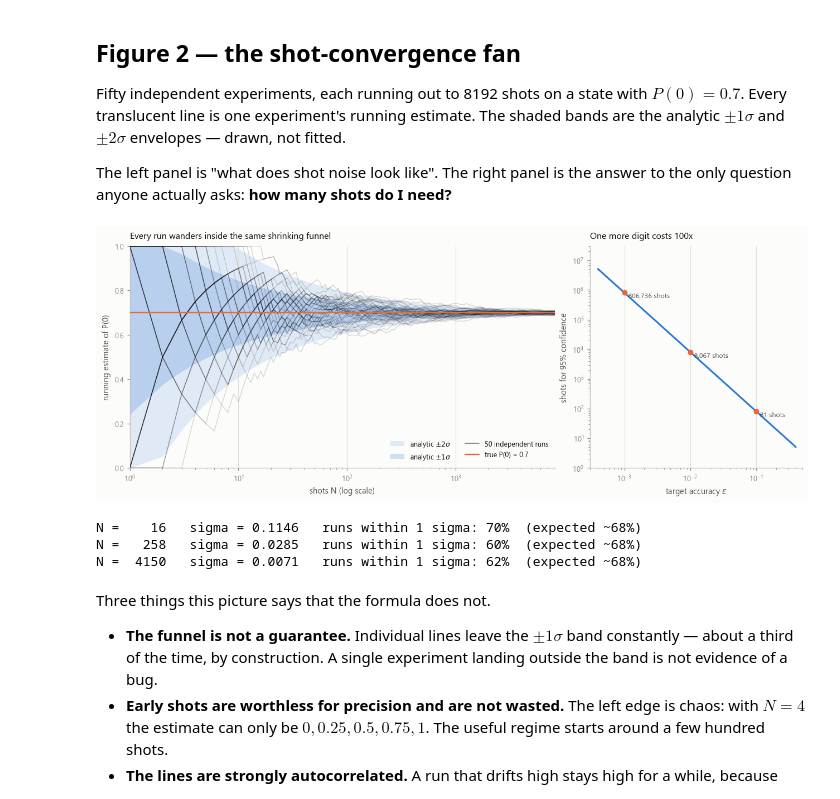
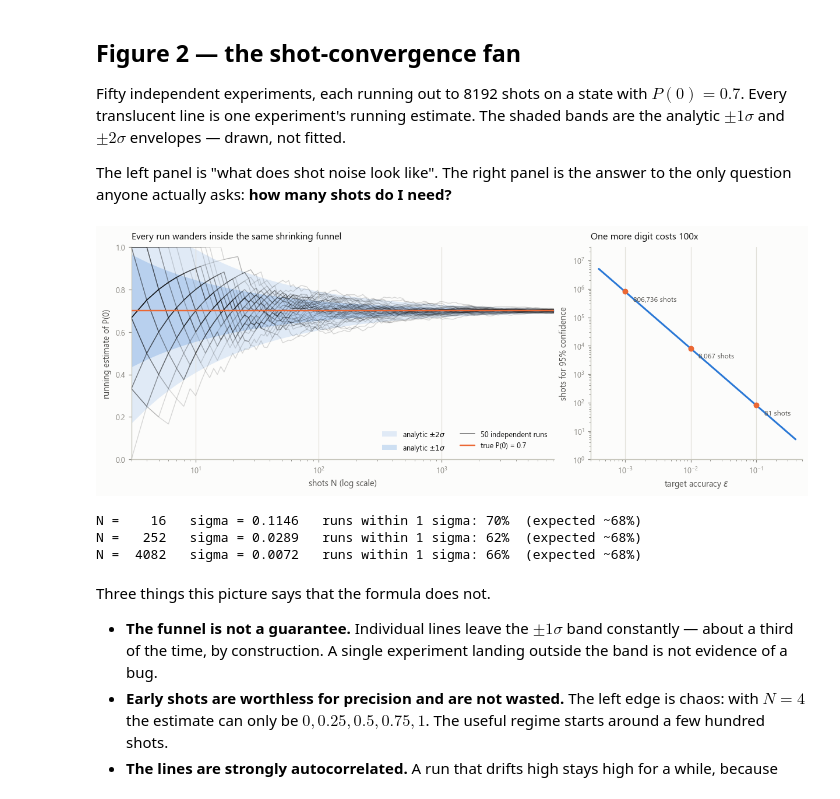
Before and after one commit to thompgt/quantum-under-the-hood, a Jupyter notebook: notebooks/A04_Measurement.ipynb, the cells around one changed output. Cells and saved outputs as stored; diff of their text form; code cells hidden in the pictures.

```diff
--- a/notebooks/A04_Measurement.ipynb
+++ b/notebooks/A04_Measurement.ipynb
@@ -222,12 +222,13 @@ running = np.cumsum(hit_zero, axis=1) / np.arange(1, N_MAX + 1)
 
 # Log-spaced sample points: 50 x 8192 plotted in full is 400k vertices for no
 # extra information, and the PNG budget is 500 KB.
-ticks = np.unique(np.round(np.logspace(0, np.log10(N_MAX), 160)).astype(int))
+ticks = np.unique(np.round(np.logspace(np.log10(3), np.log10(N_MAX),
+                                       160)).astype(int))
 curves = running[:, ticks - 1]
 
 sigma = np.sqrt(P_TRUE * (1 - P_TRUE) / ticks)
 
-fig = plt.figure(figsize=(11.5, 4.4))
+fig = plt.figure(figsize=(11.0, 4.1))
 gs = fig.add_gridspec(1, 3)
 axf = fig.add_subplot(gs[0, :2])
 axn = fig.add_subplot(gs[0, 2])
@@ -247,44 +248,45 @@ axf.axhline(P_TRUE, color=style.ORANGE, lw=1.6, zorder=4,
             label=f"true P(0) = {P_TRUE}")
 
 axf.set_xscale("log")
-axf.set_xlim(1, N_MAX)
+axf.set_xlim(3, N_MAX)
 axf.set_ylim(0, 1)
 axf.set_xlabel("shots N (log scale)")
 axf.set_ylabel("running estimate of P(0)")
 axf.set_title("Every run wanders inside the same shrinking funnel",
               loc="left", fontsize=10.5)
 axf.legend(loc="lower right", fontsize=8.2, ncols=2)
 axf.grid(axis="both")
 
 eps = np.logspace(-3.4, -0.4, 200)
 n_needed = 1.96 ** 2 * P_TRUE * (1 - P_TRUE) / eps ** 2
 axn.plot(eps, n_needed, color=style.BLUE, lw=2.0, zorder=3)
 for e in (0.1, 0.01, 0.001):
     n = 1.96 ** 2 * P_TRUE * (1 - P_TRUE) / e ** 2
     axn.plot([e], [n], marker="o", ms=5.5, color=style.ORANGE, zorder=4)
-    axn.annotate(f"  {n:,.0f} shots", (e, n), fontsize=8, color=style.INK_2,
-                 ha="left", va="top")
+    axn.annotate(f"{n:,.0f} shots", (e, n), textcoords="offset points",
+                 xytext=(9, -9), fontsize=8, color=style.INK_2,
+                 ha="left", va="center")
 axn.set_xscale("log")
 axn.set_yscale("log")
 axn.set_xlim(3e-4, 0.5)
 axn.set_ylim(1, 3e7)
 axn.set_xlabel(r"target accuracy $\varepsilon$")
 axn.set_ylabel("shots for 95% confidence")
 axn.set_title("One more digit costs 100x", loc="left", fontsize=10.5)
 axn.grid(axis="both")
 
 plt.show()
 
 for N in (16, 256, 4096):
     j = int(np.argmin(np.abs(ticks - N)))
     inside = np.mean(np.abs(curves[:, j] - P_TRUE) <= sigma[j])
     print(f"N = {ticks[j]:5d}   sigma = {sigma[j]:.4f}   "
           f"runs within 1 sigma: {inside*100:.0f}%  (expected ~68%)")
 # %% [output]
-[figure, old version]
+[figure, new version]
 N =    16   sigma = 0.1146   runs within 1 sigma: 70%  (expected ~68%)
-N =   258   sigma = 0.0285   runs within 1 sigma: 60%  (expected ~68%)
-N =  4150   sigma = 0.0071   runs within 1 sigma: 62%  (expected ~68%)
+N =   252   sigma = 0.0289   runs within 1 sigma: 62%  (expected ~68%)
+N =  4082   sigma = 0.0072   runs within 1 sigma: 66%  (expected ~68%)
 # %% [markdown]
 Three things this picture says that the formula does not.
 
```
Also changed, not shown: parts of 7 cells of this notebook, 1 other file.
